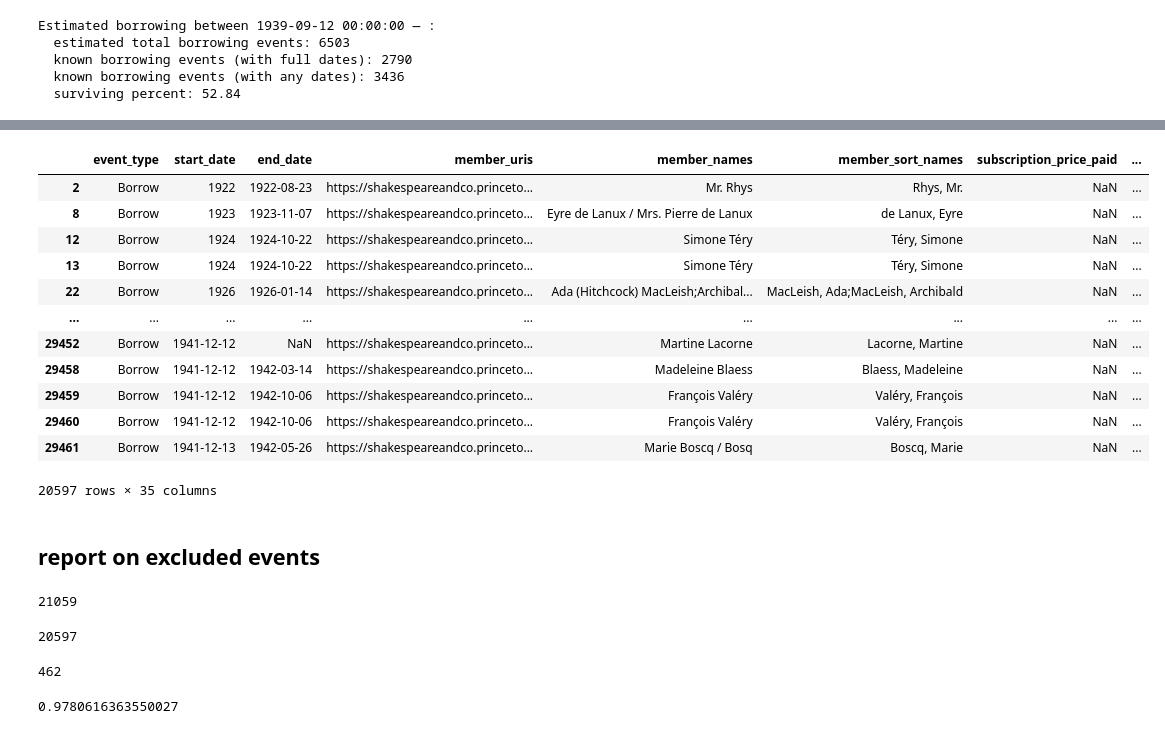
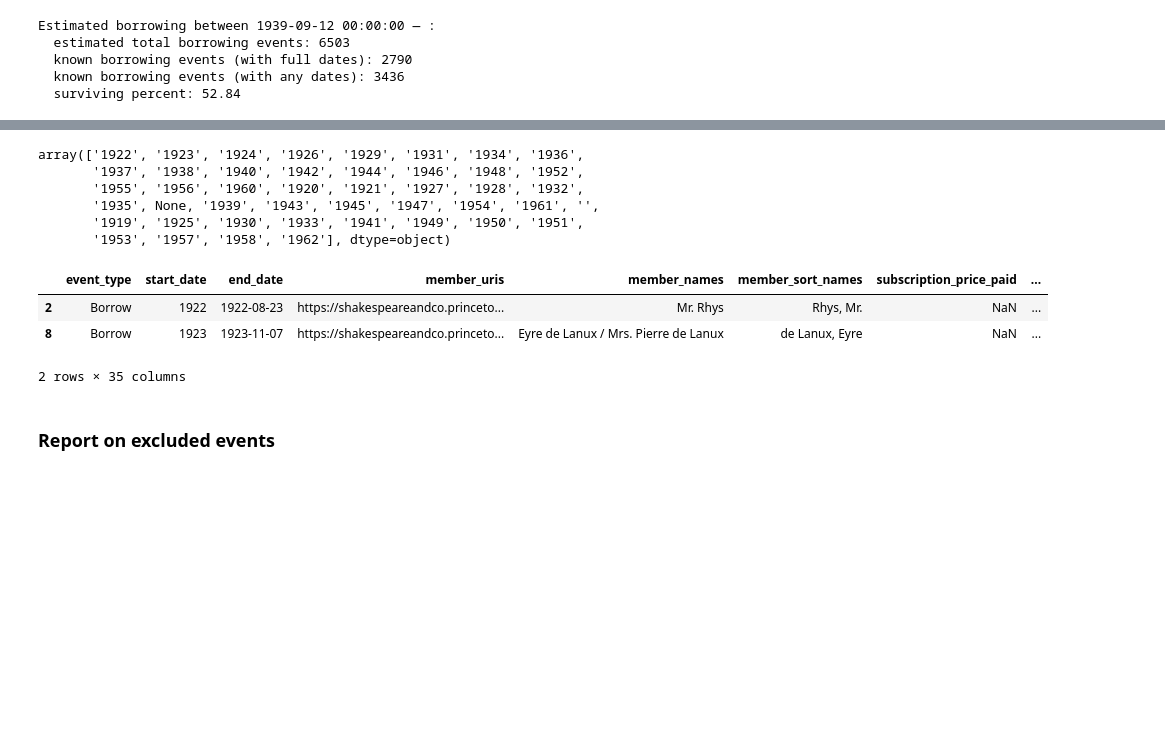
Before and after one commit to rlskoeser/shxco-missingdata-specreading, a Jupyter notebook: missing_data/ScoMissingBorrowingActivity.ipynb, the cells around one changed output, grey strips where cells are left out. Drawn from its saved outputs; the diff is of its cells as text; code cells hidden in the pictures; blank space fills up the shorter version.

```diff
--- a/missing_data/ScoMissingBorrowingActivity.ipynb
+++ b/missing_data/ScoMissingBorrowingActivity.ipynb
@@ -38 +18,4 @@ events_df["item_id"] = events_df.item_uri.apply(
+# %%
+events_df, members_df, _, _  = load_initial_data()
+events_df = process_events_data(events_df)
 # %% [markdown]
@@ -960,41 +916,25 @@ array(['1922', '1923', '1924', '1926', '1929', '1931', '1934', '1936',
+# %%
+# Extract the year from the start date of each borrow event in 'all_borrows'.
+# If the start date is NaN, None is returned.
+# The result is stored in a new column 'year'.
+all_borrows['year'] = all_borrows.start_date.apply(lambda x: x.split('-')[0] if pd.notna(x) else None)
+
+# Display the unique years in the 'year' column for a quick check.
+all_borrows.year.unique()
+# %% [output]
+array(['1922', '1923', '1924', '1926', '1929', '1931', '1934', '1936',
+       '1937', '1938', '1940', '1942', '1944', '1946', '1948', '1952',
+       '1955', '1956', '1960', '1920', '1921', '1927', '1928', '1932',
+       '1935', None, '1939', '1943', '1945', '1947', '1954', '1961', '',
+       '1919', '1925', '1930', '1933', '1941', '1949', '1950', '1951',
+       '1953', '1957', '1958', '1962'], dtype=object)
 # %%
 official_borrows = all_borrows[all_borrows.year < "1942"]
-official_borrows
+official_borrows.head(2)
 # %% [output]
 |  | event_type | start_date | end_date | member_uris | member_names | member_sort_names | subscription_price_paid | ... |
 | 2 | Borrow | 1922 | 1922-08-23 | https://shakespeareandco.princeto... | Mr. Rhys | Rhys, Mr. | NaN | ... |
 | 8 | Borrow | 1923 | 1923-11-07 | https://shakespeareandco.princeto... | Eyre de Lanux / Mrs. Pierre de Lanux | de Lanux, Eyre | NaN | ... |
-| 12 | Borrow | 1924 | 1924-10-22 | https://shakespeareandco.princeto... | Simone Téry | Téry, Simone | NaN | ... |
-| 13 | Borrow | 1924 | 1924-10-22 | https://shakespeareandco.princeto... | Simone Téry | Téry, Simone | NaN | ... |
-| 22 | Borrow | 1926 | 1926-01-14 | https://shakespeareandco.princeto... | Ada (Hitchcock) MacLeish;Archibal... | MacLeish, Ada;MacLeish, Archibald | NaN | ... |
-| ... | ... | ... | ... | ... | ... | ... | ... | ... |
-| 29452 | Borrow | 1941-12-12 | NaN | https://shakespeareandco.princeto... | Martine Lacorne | Lacorne, Martine | NaN | ... |
-| 29458 | Borrow | 1941-12-12 | 1942-03-14 | https://shakespeareandco.princeto... | Madeleine Blaess | Blaess, Madeleine | NaN | ... |
-| 29459 | Borrow | 1941-12-12 | 1942-10-06 | https://shakespeareandco.princeto... | François Valéry | Valéry, François | NaN | ... |
-| 29460 | Borrow | 1941-12-12 | 1942-10-06 | https://shakespeareandco.princeto... | François Valéry | Valéry, François | NaN | ... |
-| 29461 | Borrow | 1941-12-13 | 1942-05-26 | https://shakespeareandco.princeto... | Marie Boscq / Bosq | Boscq, Marie | NaN | ... |
-20597 rows × 35 columns
+2 rows × 35 columns
 # %% [markdown]
-## report on excluded events
+### Report on excluded events
-# %%
-# how many borrows do we have total? (with/without dates)
-# (todo: exclude after last subscription ?)
-# members_added = members_added[members_added['date'] < datetime(1942, 1, 1)]
-
-total_borrows = events_df[events_df.event_type == 'Borrow'].shape[0]
-total_borrows
-# %% [output]
-21059
-# %%
-total_official_borrows = official_borrows.shape[0]
-total_official_borrows
-# %% [output]
-20597
-# %%
-total_borrows - total_official_borrows
-# %% [output]
-462
-# %%
-total_official_borrows / total_borrows
-# %% [output]
-0.9780616363550027
```
Also changed, not shown: parts of 98 cells of this notebook, 1 other file.
